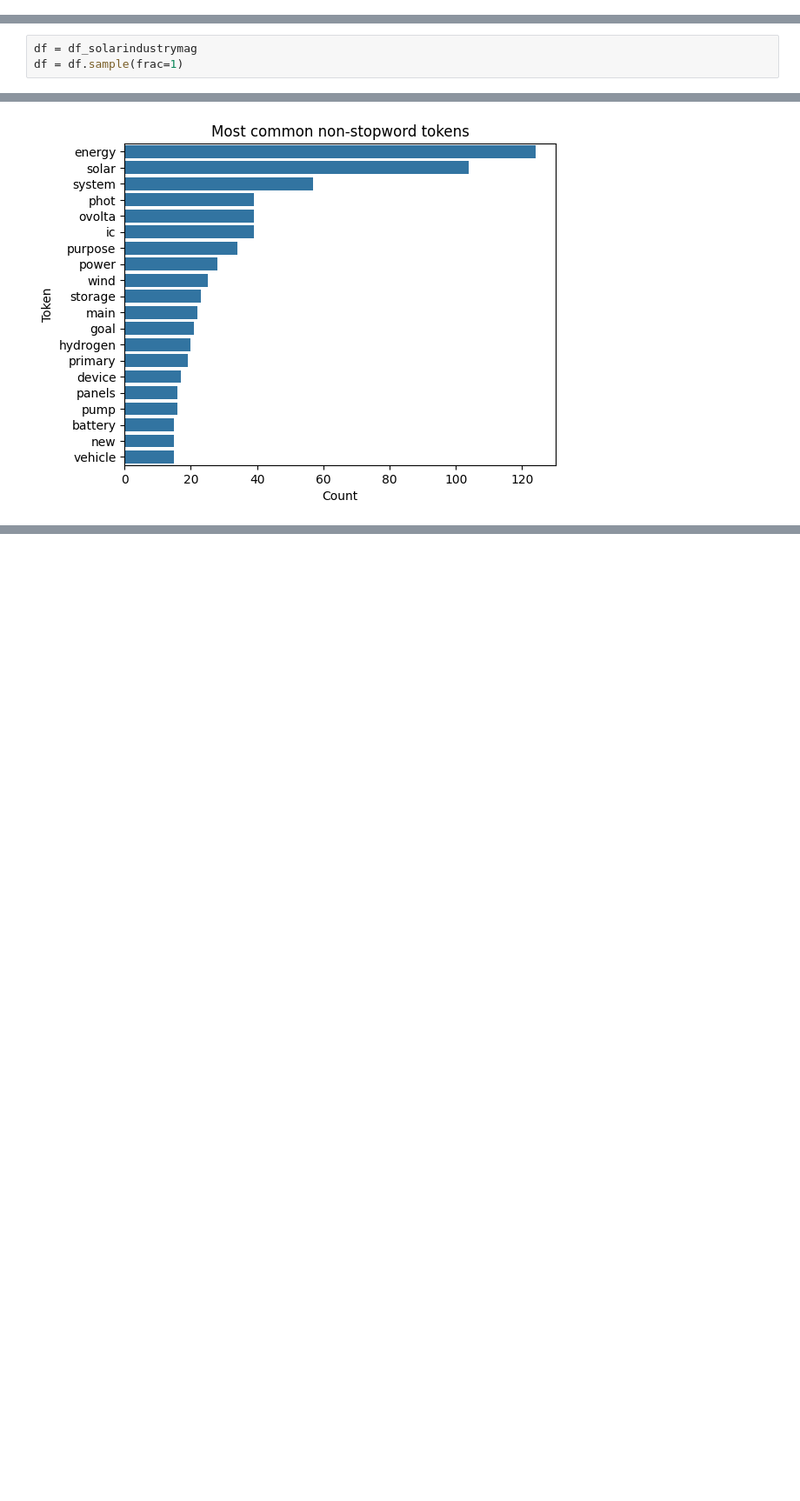
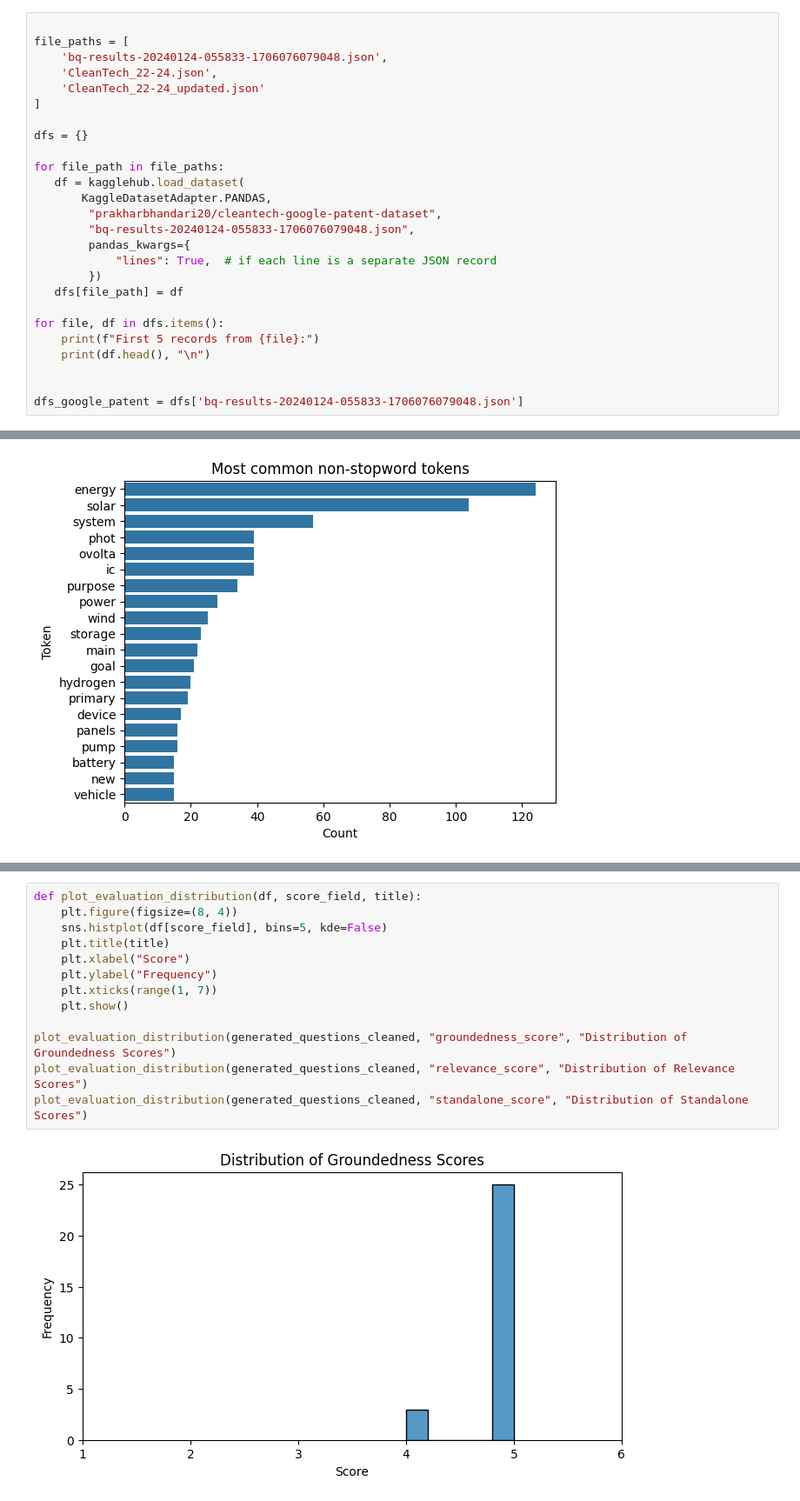
Before and after one commit to tamannaKumavat/SwissText_Shared_Task_2025, a Jupyter notebook: QA_Pairs.ipynb, the cells around one changed output, grey strips where cells are left out. Shown at 87% size. Saved outputs shown, nothing was run; the diff lists cells and outputs as text; blank space fills up the shorter version.

```diff
--- a/QA_Pairs.ipynb
+++ b/QA_Pairs.ipynb
@@ -0,0 +141,26 @@
+# %%
+
+file_paths = [
+    'bq-results-20240124-055833-1706076079048.json',
+    'CleanTech_22-24.json',
+    'CleanTech_22-24_updated.json'
+]
+
+dfs = {}
+
+for file_path in file_paths:
+   df = kagglehub.load_dataset(
+       KaggleDatasetAdapter.PANDAS,
+        "prakharbhandari20/cleantech-google-patent-dataset",
+        "bq-results-20240124-055833-1706076079048.json",
+        pandas_kwargs={
+            "lines": True,  # if each line is a separate JSON record
+        })
+   dfs[file_path] = df
+
+for file, df in dfs.items():
+    print(f"First 5 records from {file}:")
+    print(df.head(), "\n")
+
+
+dfs_google_patent = dfs['bq-results-20240124-055833-1706076079048.json']
@@ -283,6 +636,3 @@ solarindustrymag_selected_abstracts
 | 8723 | 19646 | US-11239790-B1 | US-202016945846-A | US | [{'text': 'Solar tower system', '... | [{'text': 'A solar tower system; ... | 20220201 | ... |
 # %%
 solarindustrymag_selected_abstracts.to_csv('solarindustrymag_selected_abstracts.csv',index = False )
-# %%
-df = df_solarindustrymag
-df = df.sample(frac=1)
@@ -752,0 +1504,15 @@ plot_non_stopword_token_distribution(Sustainability_Technological_Innovation_Que
+# %%
+def plot_evaluation_distribution(df, score_field, title):
+    plt.figure(figsize=(8, 4))
+    sns.histplot(df[score_field], bins=5, kde=False)
+    plt.title(title)
+    plt.xlabel("Score")
+    plt.ylabel("Frequency")
+    plt.xticks(range(1, 7))
+    plt.show()
+
+plot_evaluation_distribution(generated_questions_cleaned, "groundedness_score", "Distribution of Groundedness Scores")
+plot_evaluation_distribution(generated_questions_cleaned, "relevance_score", "Distribution of Relevance Scores")
+plot_evaluation_distribution(generated_questions_cleaned, "standalone_score", "Distribution of Standalone Scores")
+# %% [output]
+[figure, added]
```
Also changed, not shown: parts of 119 cells of this notebook.
